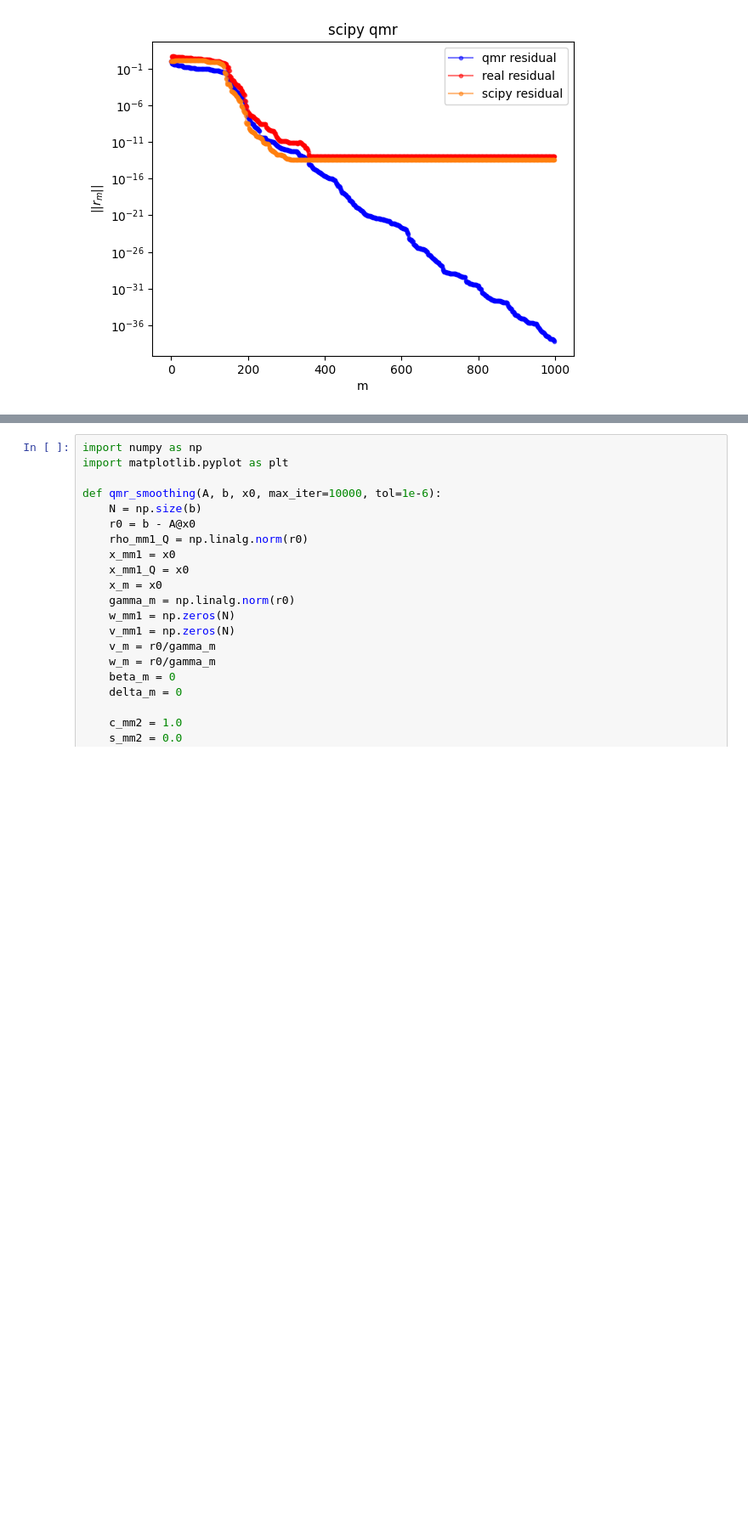
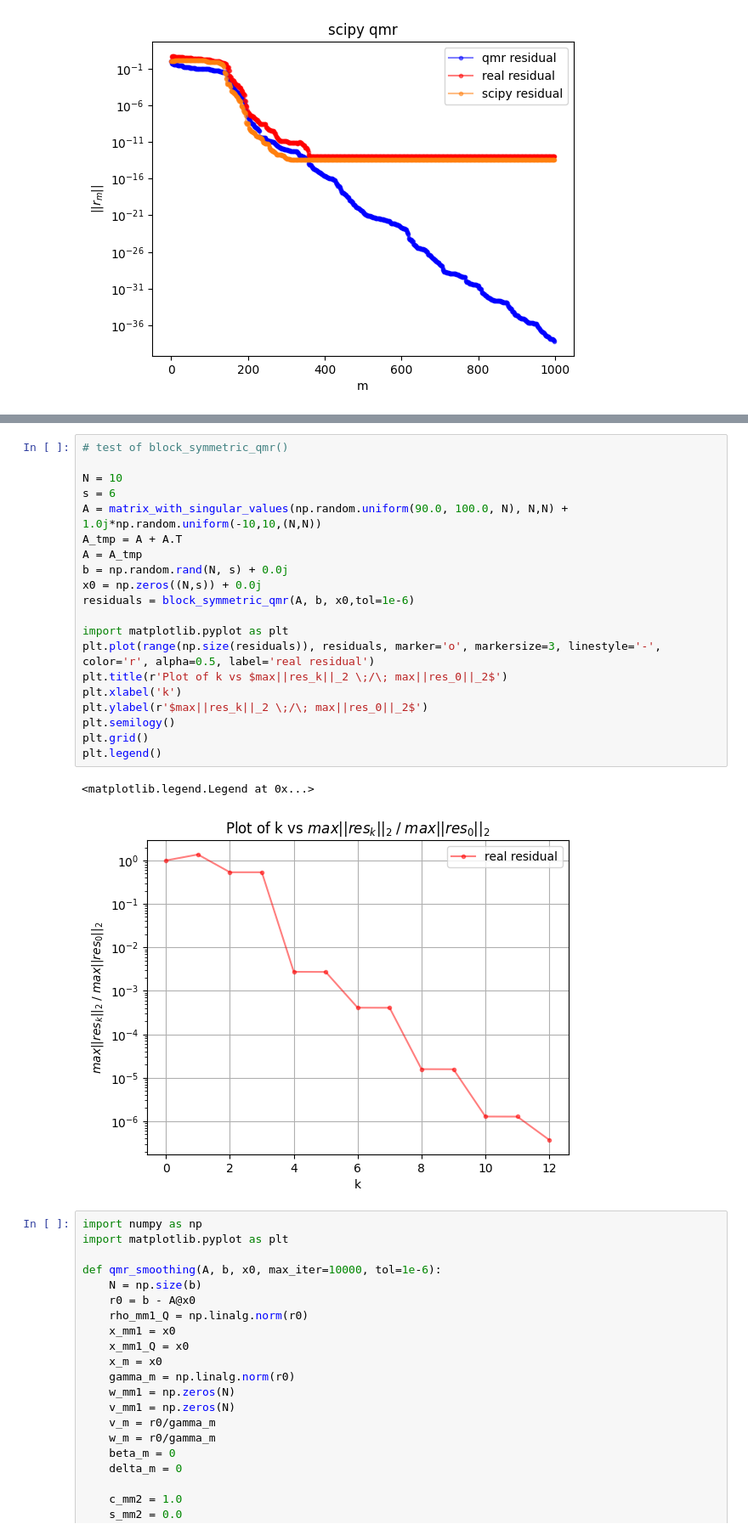
Before and after one commit to KozlovNA/bcg_and_qmr, a Jupyter notebook: bcg_and_qmr.ipynb, the cells around one changed output, grey strips where cells are left out. Shown at 85% size. Cells and saved outputs as stored; diff of their text form; blank space fills up the shorter version.

Commit message:
block qmr added

```diff
--- a/bcg_and_qmr.ipynb
+++ b/bcg_and_qmr.ipynb
@@ -365,3 +505,26 @@ plt.show()
+# %%
+# test of block_symmetric_qmr()
+
+N = 10
+s = 6
+A = matrix_with_singular_values(np.random.uniform(90.0, 100.0, N), N,N) + 1.0j*np.random.uniform(-10,10,(N,N))
+A_tmp = A + A.T
+A = A_tmp
+b = np.random.rand(N, s) + 0.0j
+x0 = np.zeros((N,s)) + 0.0j
+residuals = block_symmetric_qmr(A, b, x0,tol=1e-6)
+
+import matplotlib.pyplot as plt
+plt.plot(range(np.size(residuals)), residuals, marker='o', markersize=3, linestyle='-', color='r', alpha=0.5, label='real residual')
+plt.title(r'Plot of k vs $max||res_k||_2 \;/\; max||res_0||_2$')
+plt.xlabel('k')
+plt.ylabel(r'$max||res_k||_2 \;/\; max||res_0||_2$')
+plt.semilogy()
+plt.grid()
+plt.legend()
+# %% [output]
+<matplotlib.legend.Legend at 0x...>
+[figure, added]
 # %%
 import numpy as np
 import matplotlib.pyplot as plt
```
Also changed, not shown: parts of 9 cells of this notebook, 1 other file.
